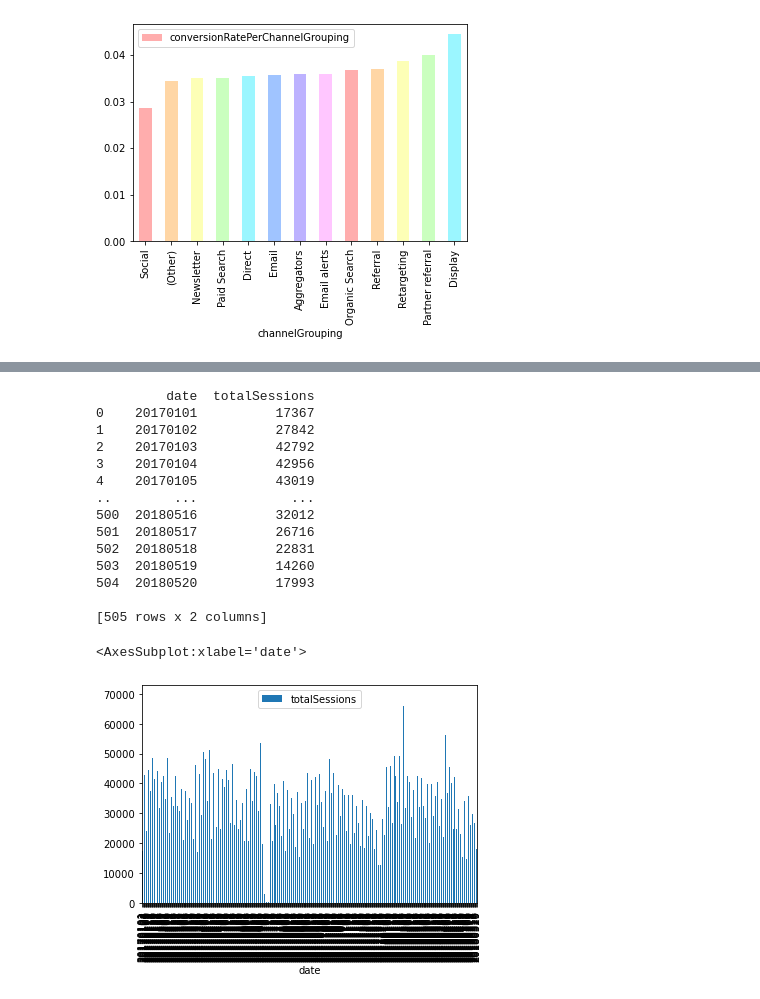
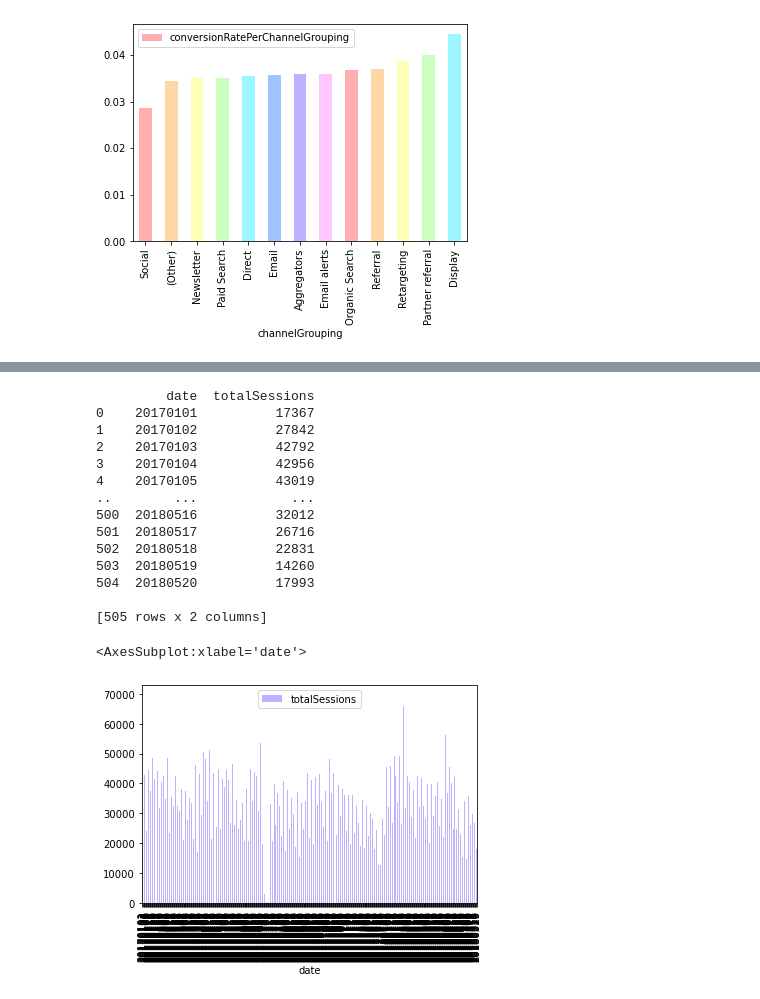
Before and after one commit to Coletterbox/More-BigQuery-with-Python, a Jupyter notebook: queriesWithGraphs1.ipynb, the cells around one changed output, grey strips where cells are left out. Cells and saved outputs as stored; diff of their text form; code cells hidden in the pictures.

```diff
--- a/queriesWithGraphs1.ipynb
+++ b/queriesWithGraphs1.ipynb
@@ -191,29 +193,29 @@ runQuery(query8).plot.bar(x='date', y='conversionRate')
 # %%
 query9 = """
     SELECT date, SUM(sessions) as totalSessions
     FROM `apprenticeship-299321.sample_data.datatable`
     GROUP BY date
     ORDER BY date ASC
 """
-runQuery(query9).plot.bar(x='date', y='totalSessions')
+runQuery(query9).plot.bar(x='date', y='totalSessions', color=["#BDB2FF"])
 # TODO: revisit - bar graphs treat the date axis in a more logical way, but really it should be a line graph
 # %% [output]
          date  totalSessions
 0    20170101          17367
 1    20170102          27842
 2    20170103          42792
 3    20170104          42956
 4    20170105          43019
 ..        ...            ...
 500  20180516          32012
 501  20180517          26716
 502  20180518          22831
 503  20180519          14260
 504  20180520          17993
 
 [505 rows x 2 columns]
 <AxesSubplot:xlabel='date'>
-[figure, old version]
+[figure, new version]
 # %%
 query10 = """
     SELECT date, SUM(conversions) as totalConversions
```
Also changed, not shown: parts of 7 cells of this notebook.
